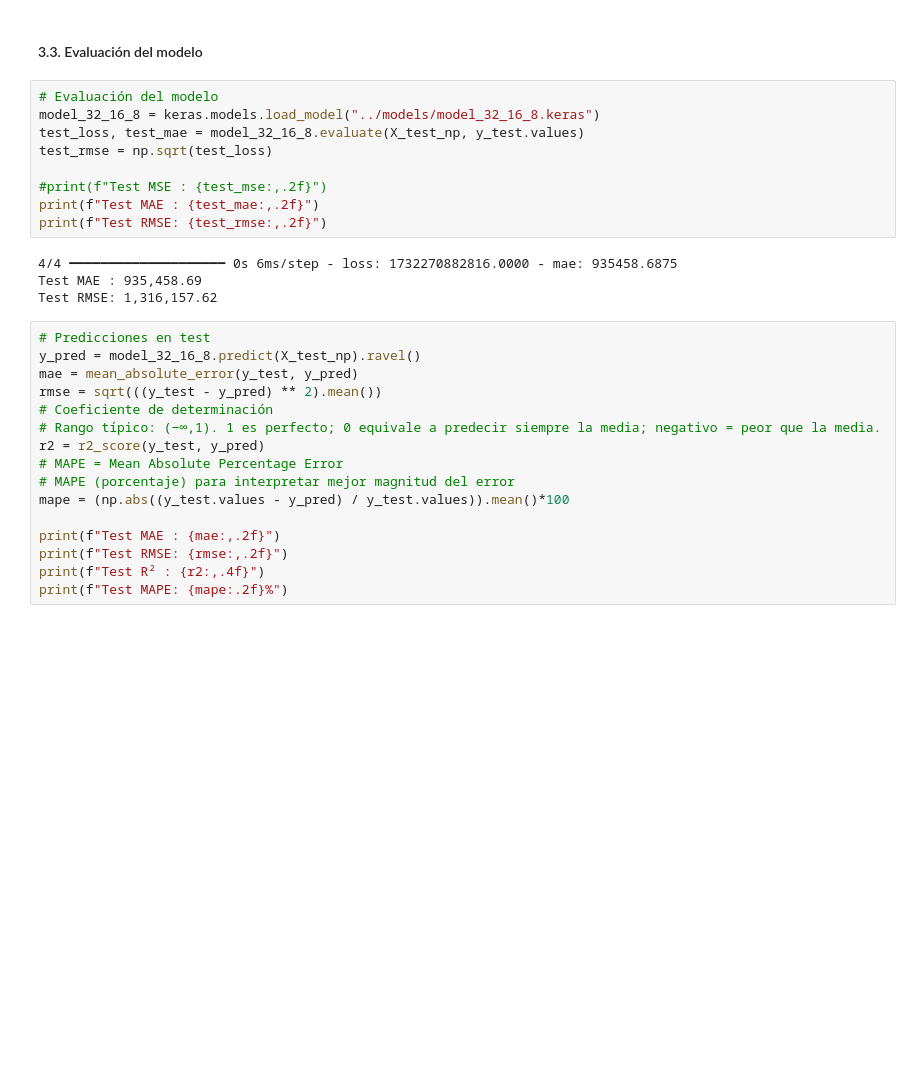
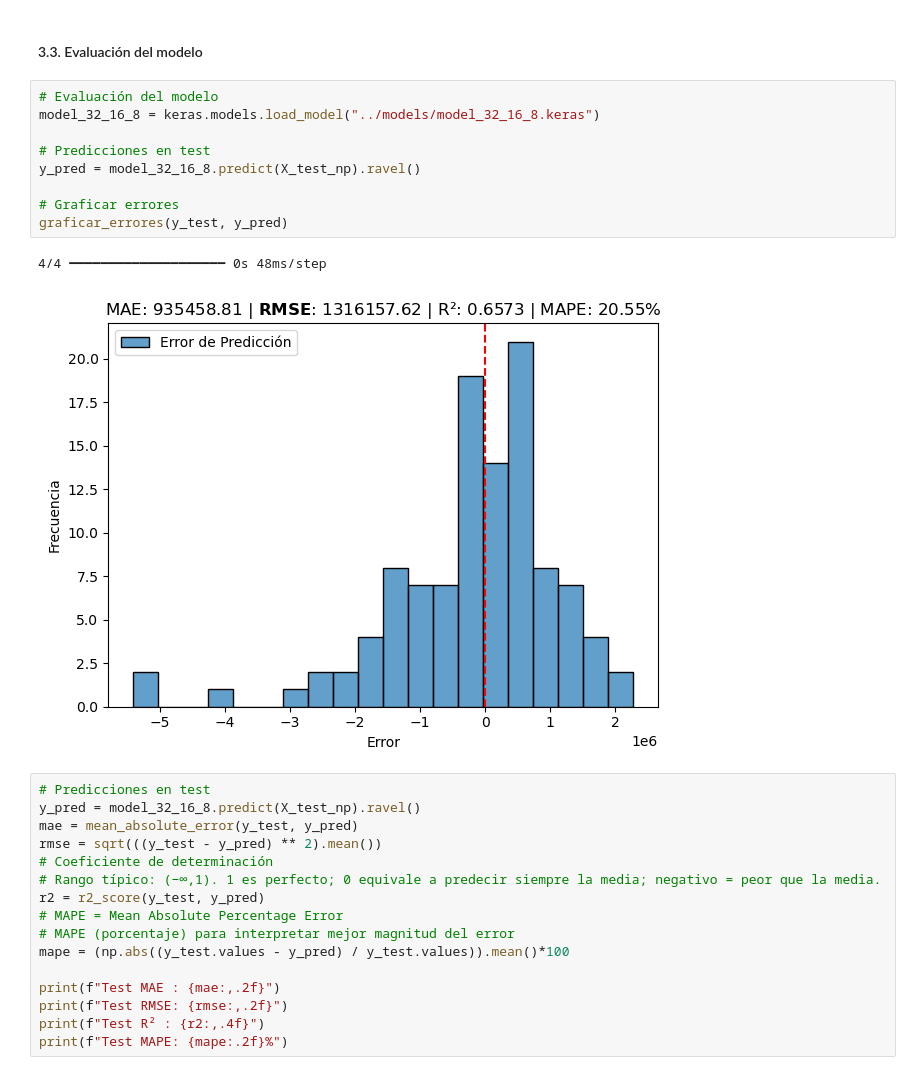
Before and after one commit to cbaldelomar/04-mlp, a Jupyter notebook: notebooks/02-keras.ipynb, the cells around one changed output. Saved outputs shown, nothing was run; the diff lists cells and outputs as text; blank space fills up the shorter version.

```diff
--- a/notebooks/02-keras.ipynb
+++ b/notebooks/02-keras.ipynb
@@ -483,16 +449,15 @@ Epoch 1000/1000
 # %%
 # Evaluación del modelo
 model_32_16_8 = keras.models.load_model("../models/model_32_16_8.keras")
-test_loss, test_mae = model_32_16_8.evaluate(X_test_np, y_test.values)
-test_rmse = np.sqrt(test_loss)
 
-#print(f"Test MSE : {test_mse:,.2f}")
-print(f"Test MAE : {test_mae:,.2f}")
-print(f"Test RMSE: {test_rmse:,.2f}")
+# Predicciones en test
+y_pred = model_32_16_8.predict(X_test_np).ravel()
+
+# Graficar errores
+graficar_errores(y_test, y_pred)
 # %% [output]
-4/4 ━━━━━━━━━━━━━━━━━━━━ 0s 6ms/step - loss: 1732270882816.0000 - mae: 935458.6875
-Test MAE : 935,458.69
-Test RMSE: 1,316,157.62
+4/4 ━━━━━━━━━━━━━━━━━━━━ 0s 48ms/step
+[figure, added]
 # %%
 # Predicciones en test
 y_pred = model_32_16_8.predict(X_test_np).ravel()
```
Also changed, not shown: parts of 12 cells of this notebook.
